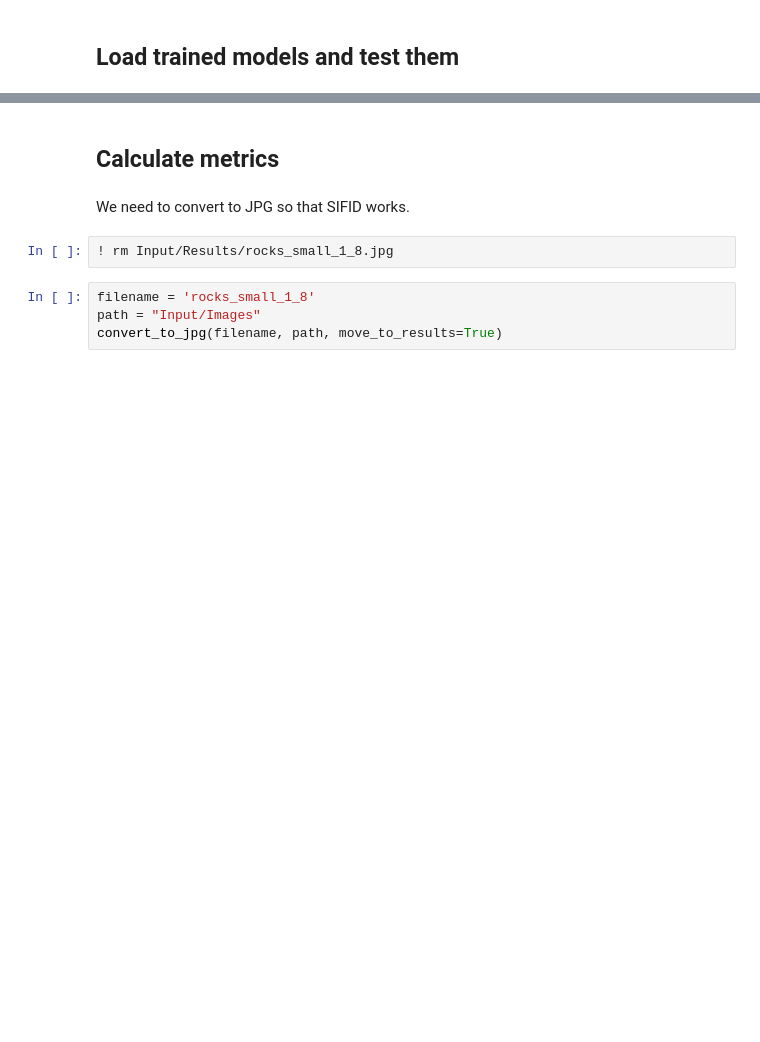
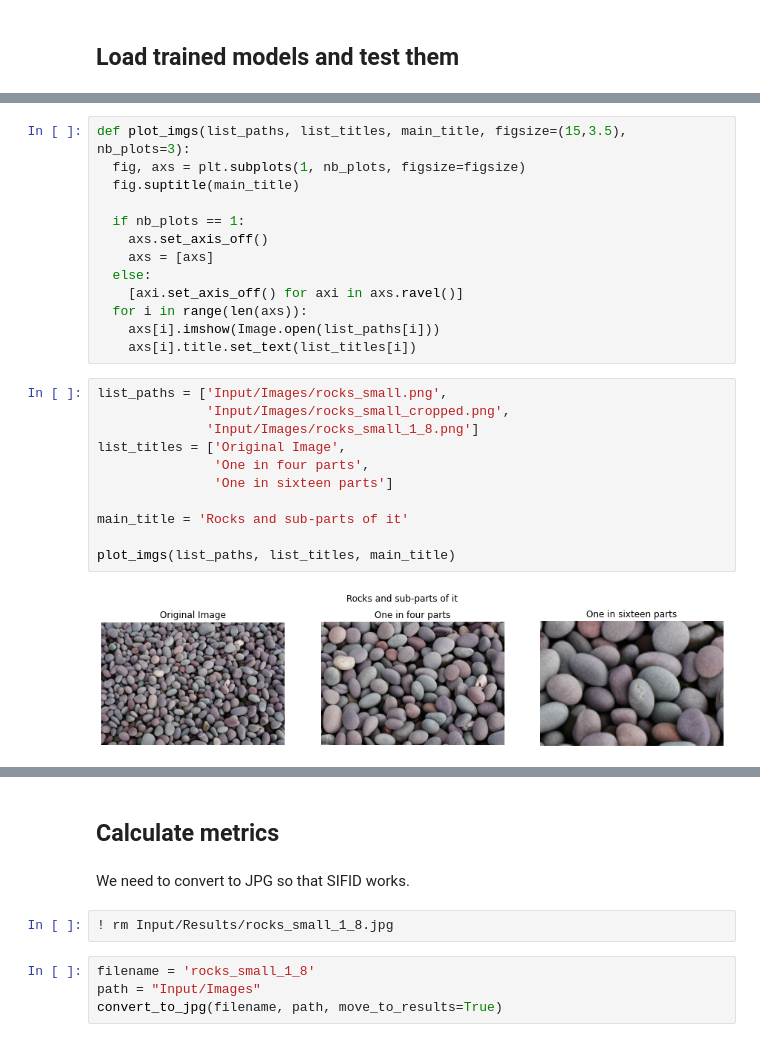
Before and after one commit to aliciafmachado/texture_singan, a Jupyter notebook: SinGAN_Alicia.ipynb, the cells around one changed output, grey strips where cells are left out. Saved outputs shown, nothing was run; the diff lists cells and outputs as text; blank space fills up the shorter version.

```diff
--- a/SinGAN_Alicia.ipynb
+++ b/SinGAN_Alicia.ipynb
@@ -335,0 +354,26 @@ Random Seed:  6142
+# %%
+def plot_imgs(list_paths, list_titles, main_title, figsize=(15,3.5), nb_plots=3):
+  fig, axs = plt.subplots(1, nb_plots, figsize=figsize)
+  fig.suptitle(main_title)
+
+  if nb_plots == 1:
+    axs.set_axis_off()
+    axs = [axs]
+  else:
+    [axi.set_axis_off() for axi in axs.ravel()]
+  for i in range(len(axs)):
+    axs[i].imshow(Image.open(list_paths[i]))
+    axs[i].title.set_text(list_titles[i])
+# %%
+list_paths = ['Input/Images/rocks_small.png',
+              'Input/Images/rocks_small_cropped.png',
+              'Input/Images/rocks_small_1_8.png']
+list_titles = ['Original Image',
+               'One in four parts',
+               'One in sixteen parts']
+
+main_title = 'Rocks and sub-parts of it'
+
+plot_imgs(list_paths, list_titles, main_title)
+# %% [output]
+[figure, added]
```
Also changed, not shown: parts of 147 cells of this notebook.
